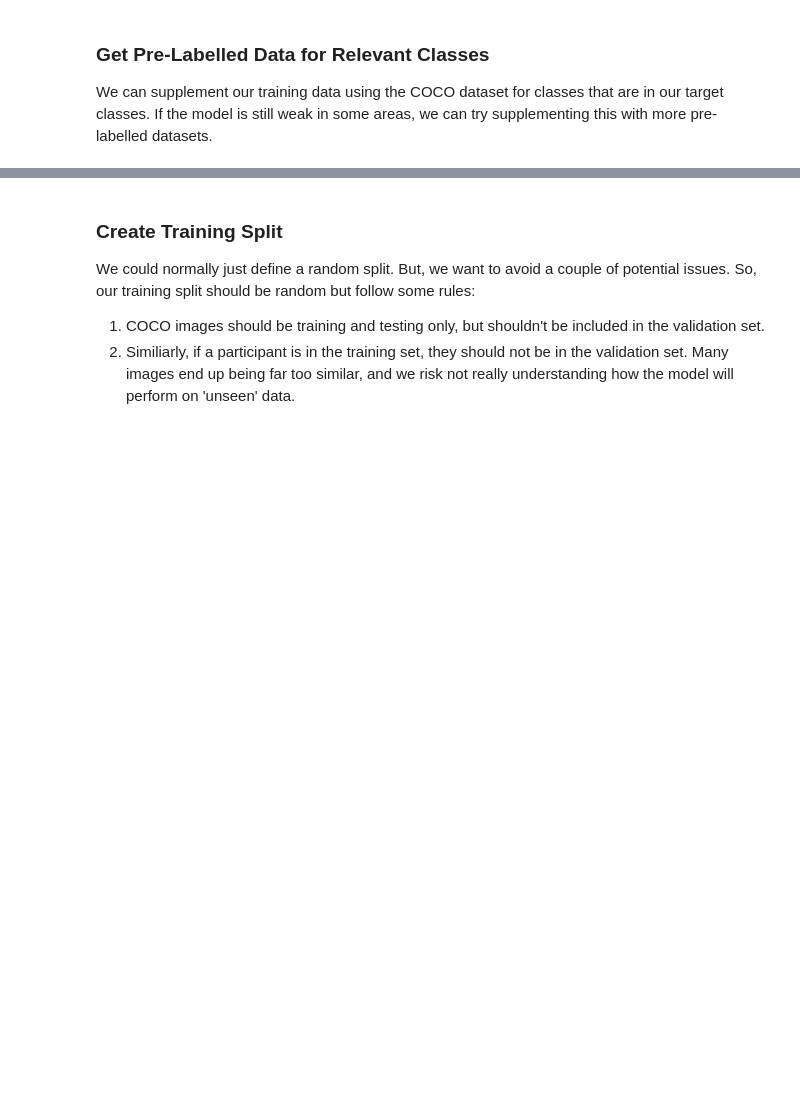
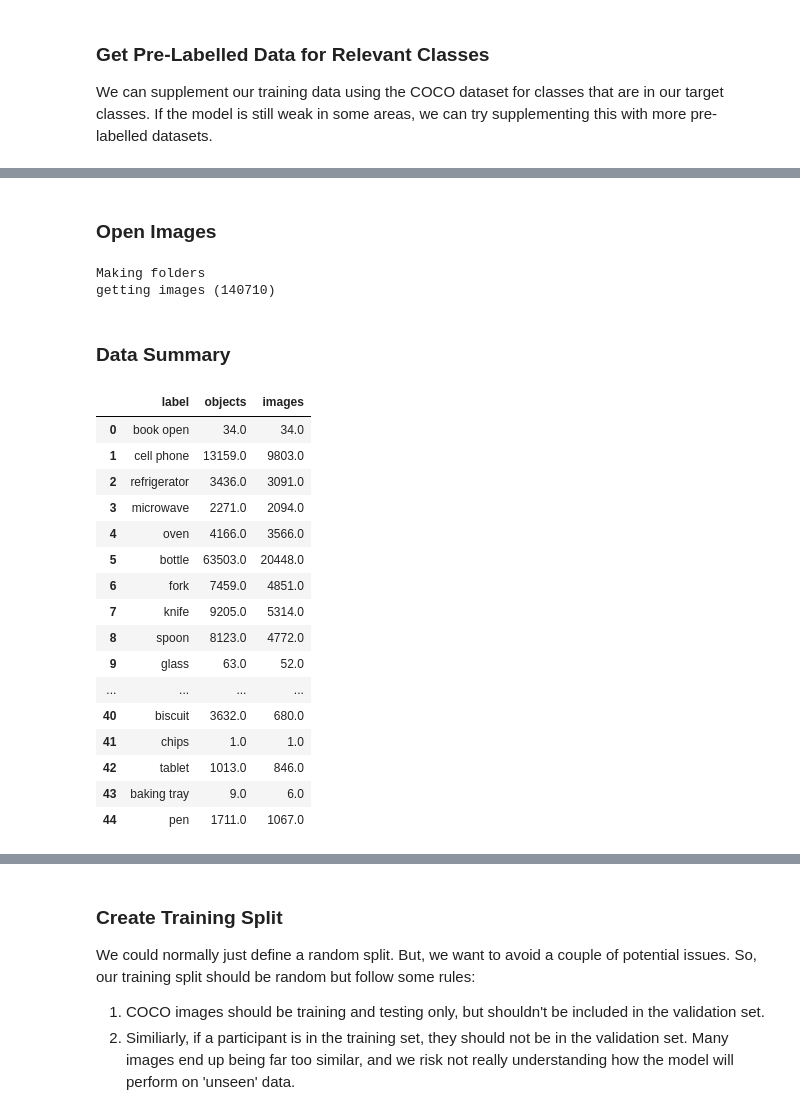
Before and after one commit to Motivation-and-Behaviour/SquareEyes, a Jupyter notebook: notebooks/Retrain_YOLO.ipynb, the cells around one changed output, grey strips where cells are left out. Drawn from its saved outputs; the diff is of its cells as text; code cells hidden in the pictures; blank space fills up the shorter version.

```diff
--- a/notebooks/Retrain_YOLO.ipynb
+++ b/notebooks/Retrain_YOLO.ipynb
@@ -85,2 +95,4 @@ Done (t=12.13s)
 creating index...
 index created!
+# %% [markdown]
+### Open Images
@@ -86,0 +196,9 @@ index created!
+# %%
+utils.download_openimages_subset(
+    folder=oi_folder, labels_dict=oi_labels, parallel=True, class_file=class_file,core_only=True
+)
+# %% [output]
+Making folders
+getting images (140710)
+# %% [markdown]
+### Data Summary
@@ -86,0 +207,20 @@ index created!
+# %%
+df
+# %% [output]
+|  | label | objects | images |
+| 0 | book open | 34.0 | 34.0 |
+| 1 | cell phone | 13159.0 | 9803.0 |
+| 2 | refrigerator | 3436.0 | 3091.0 |
+| 3 | microwave | 2271.0 | 2094.0 |
+| 4 | oven | 4166.0 | 3566.0 |
+| 5 | bottle | 63503.0 | 20448.0 |
+| 6 | fork | 7459.0 | 4851.0 |
+| 7 | knife | 9205.0 | 5314.0 |
+| 8 | spoon | 8123.0 | 4772.0 |
+| 9 | glass | 63.0 | 52.0 |
+| ... | ... | ... | ... |
+| 40 | biscuit | 3632.0 | 680.0 |
+| 41 | chips | 1.0 | 1.0 |
+| 42 | tablet | 1013.0 | 846.0 |
+| 43 | baking tray | 9.0 | 6.0 |
+| 44 | pen | 1711.0 | 1067.0 |
```
Also changed, not shown: parts of 27 cells of this notebook, 4 other files.
